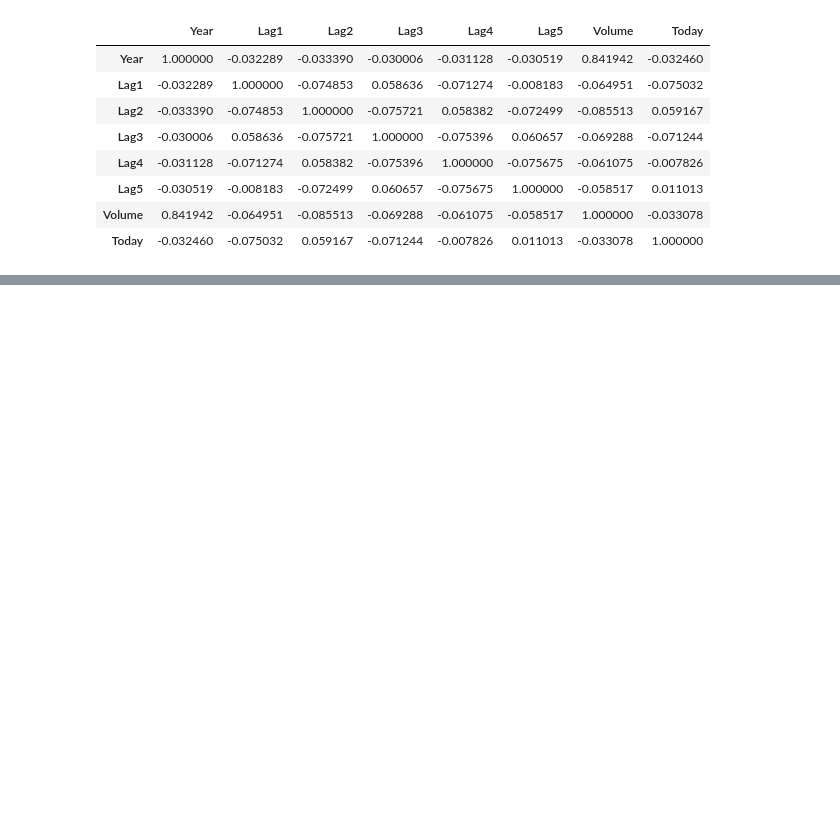
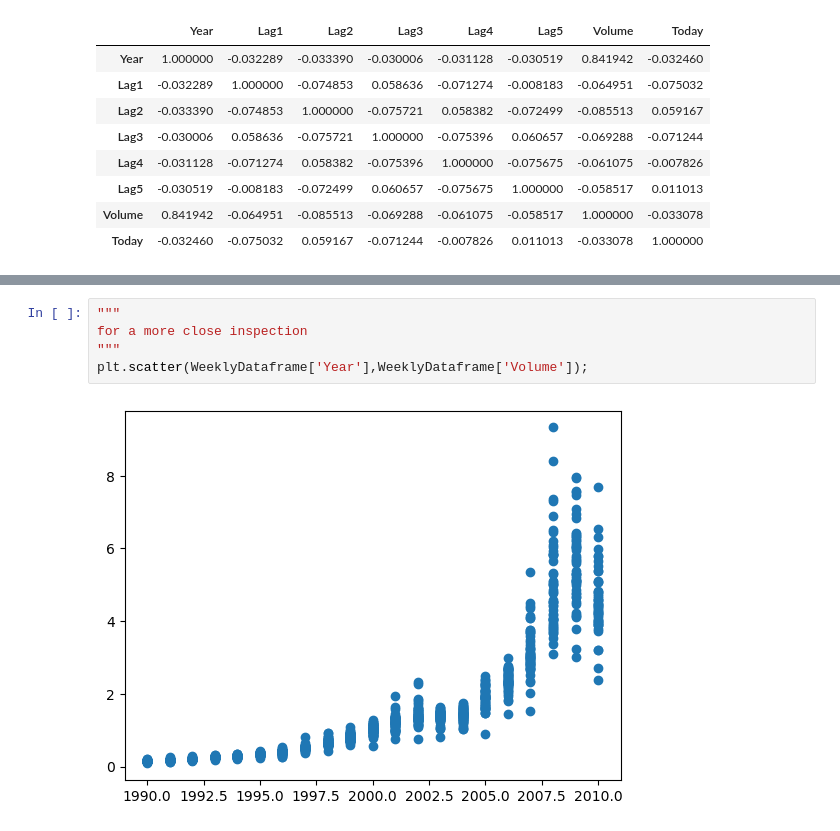
Before and after one commit to aravisv/islp-learning, a Jupyter notebook: Chapter_04_Classification/exercise_code/Qn13.ipynb, the cells around one changed output, grey strips where cells are left out. Drawn from its saved outputs; the diff is of its cells as text; blank space fills up the shorter version.

```diff
--- a/Chapter_04_Classification/exercise_code/Qn13.ipynb
+++ b/Chapter_04_Classification/exercise_code/Qn13.ipynb
@@ -66,0 +223,7 @@ plotting histogram for a time series data does not make sense
+# %%
+"""
+for a more close inspection
+"""
+plt.scatter(WeeklyDataframe['Year'],WeeklyDataframe['Volume']);
+# %% [output]
+[figure, added]
```
Also changed, not shown: parts of 45 cells of this notebook.
